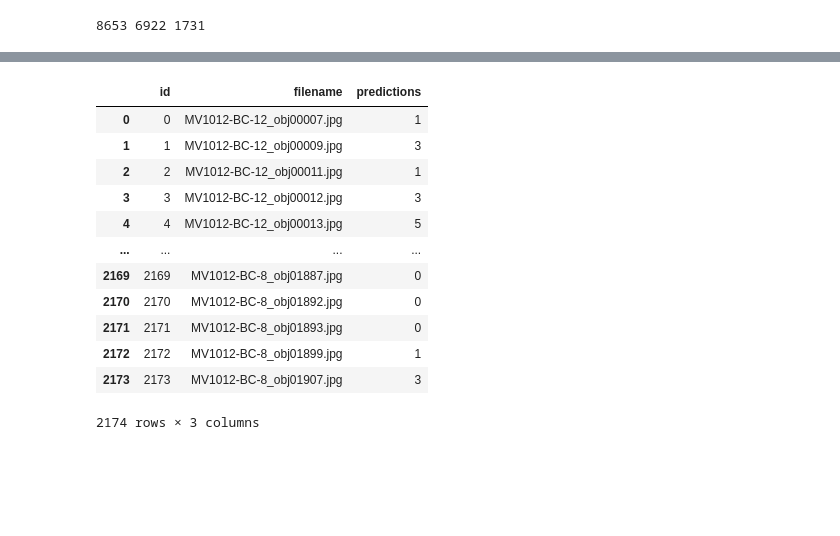
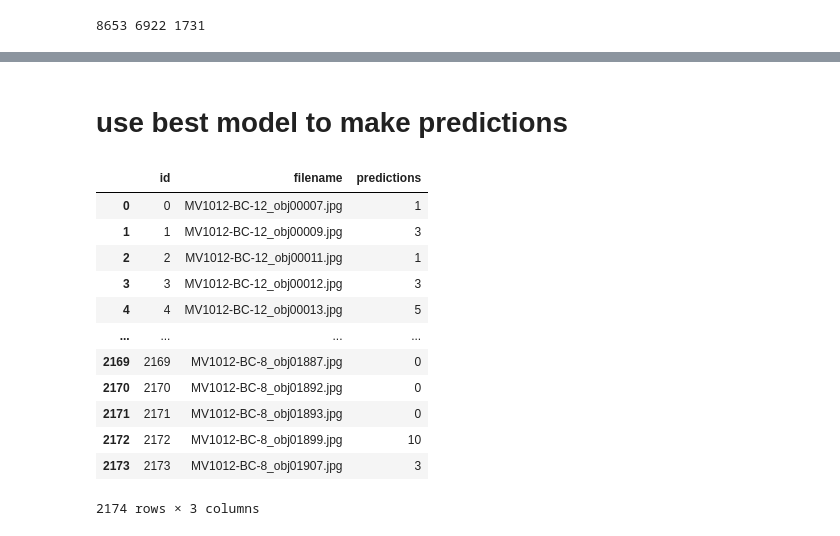
Before and after one commit to echung32/ics637-paleo-oceanography, a Jupyter notebook: paleo_oceanography/paleo_submission.ipynb, the cells around one changed output, grey strips where cells are left out. Saved outputs shown, nothing was run; the diff lists cells and outputs as text; code cells hidden in the pictures; blank space fills up the shorter version.

```diff
--- a/paleo_oceanography/paleo_submission.ipynb
+++ b/paleo_oceanography/paleo_submission.ipynb
@@ -73,5 +92,6 @@ transform = transforms.Compose([
 # %%
 dataset = ImageCSVDataset(image_dir=image_dir, csv_file=csv_file, transform=transform)
+original_dataset = ImageCSVDataset(image_dir=image_dir, csv_file=csv_file, transform=None)
 
 dataset_size = len(dataset)
 train_size = int(0.8 * dataset_size)
@@ -179,35 +269,53 @@ Validation Loss: 0.7601, Accuracy: 0.8163
+# %% [markdown]
+# use best model to make predictions
 # %%
-# Use model to make predictions.
+def make_predictions():
+    model = models.resnet50(weights=None)
 
-# Create test dataloader that doesn't have labels.
-dataset_test = ImageCSVDataset(image_dir=image_dir_test, csv_file=csv_file_test,
-                               transform=transform, test_set=True)
-dataloader_test = DataLoader(dataset_test, batch_size=32, shuffle=False)
+    num_classes = dataset.labels['label'].max() + 1
+    num_ftrs = model.fc.in_features
+    model.fc = nn.Linear(num_ftrs, num_classes)
 
-predictions = []
-for i, data in enumerate(dataloader_test, 0):
-    inputs = data.to(device)
-    outputs = model(inputs)
-    predictions.append(outputs.argmax(axis=1).detach().cpu().numpy())
-predictions = np.concatenate(predictions)
+    checkpoint = torch.load("model_best.pth.tar", weights_only=True)
+    model.load_state_dict(checkpoint['state_dict'])
 
-# Write predictions to a submission file.
-df_predictions = pd.read_csv(csv_file_test)
-df_predictions['predictions'] = predictions
-df_predictions[['id', 'predictions']].to_csv('submission.csv', index=False)
+    model.eval() # enter evaluation mode
 
-display(df_predictions)
+    # Create test dataloader that doesn't have labels.
+    dataset_test = ImageCSVDataset(image_dir=image_dir_test, csv_file=csv_file_test,
+                                   transform=transform, test_set=True)
+    dataloader_test = DataLoader(dataset_test, batch_size=32, shuffle=False)
+
+    device = torch.device("cuda" if torch.cuda.is_available() else "cpu")
+    model.to(device)
+
+    predictions = []
+    with torch.no_grad():
+        for i, data in enumerate(dataloader_test, 0):
+            inputs = data.to(device)
+            outputs = model(inputs)
+            predictions.append(outputs.argmax(axis=1).detach().cpu().numpy())
+    predictions = np.concatenate(predictions)
+
+    # Write predictions to a submission file.
+    df_predictions = pd.read_csv(csv_file_test)
+    df_predictions['predictions'] = predictions
+    df_predictions[['id', 'predictions']].to_csv('submission.csv', index=False)
+
+    display(df_predictions)
+
+make_predictions()
 # %% [output]
 |  | id | filename | predictions |
 | 0 | 0 | MV1012-BC-12_obj00007.jpg | 1 |
 | 1 | 1 | MV1012-BC-12_obj00009.jpg | 3 |
 | 2 | 2 | MV1012-BC-12_obj00011.jpg | 1 |
 | 3 | 3 | MV1012-BC-12_obj00012.jpg | 3 |
 | 4 | 4 | MV1012-BC-12_obj00013.jpg | 5 |
 | ... | ... | ... | ... |
 | 2169 | 2169 | MV1012-BC-8_obj01887.jpg | 0 |
 | 2170 | 2170 | MV1012-BC-8_obj01892.jpg | 0 |
 | 2171 | 2171 | MV1012-BC-8_obj01893.jpg | 0 |
-| 2172 | 2172 | MV1012-BC-8_obj01899.jpg | 1 |
+| 2172 | 2172 | MV1012-BC-8_obj01899.jpg | 10 |
 | 2173 | 2173 | MV1012-BC-8_obj01907.jpg | 3 |
 2174 rows × 3 columns
```
Also changed, not shown: parts of 13 cells of this notebook, 5 other files.
